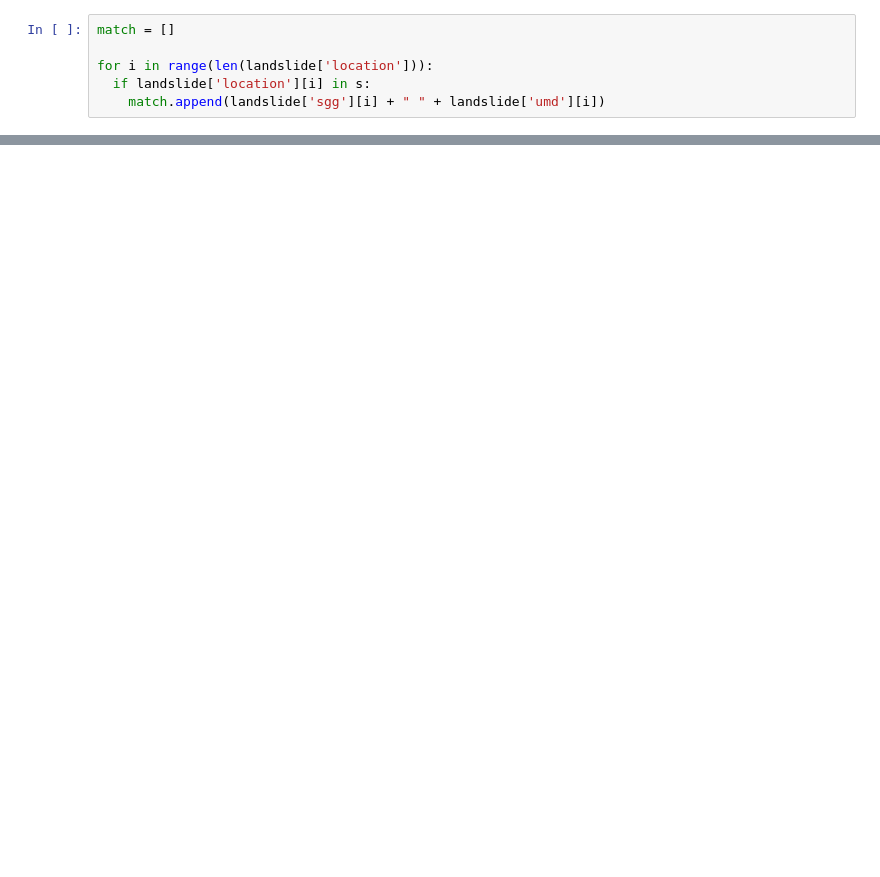
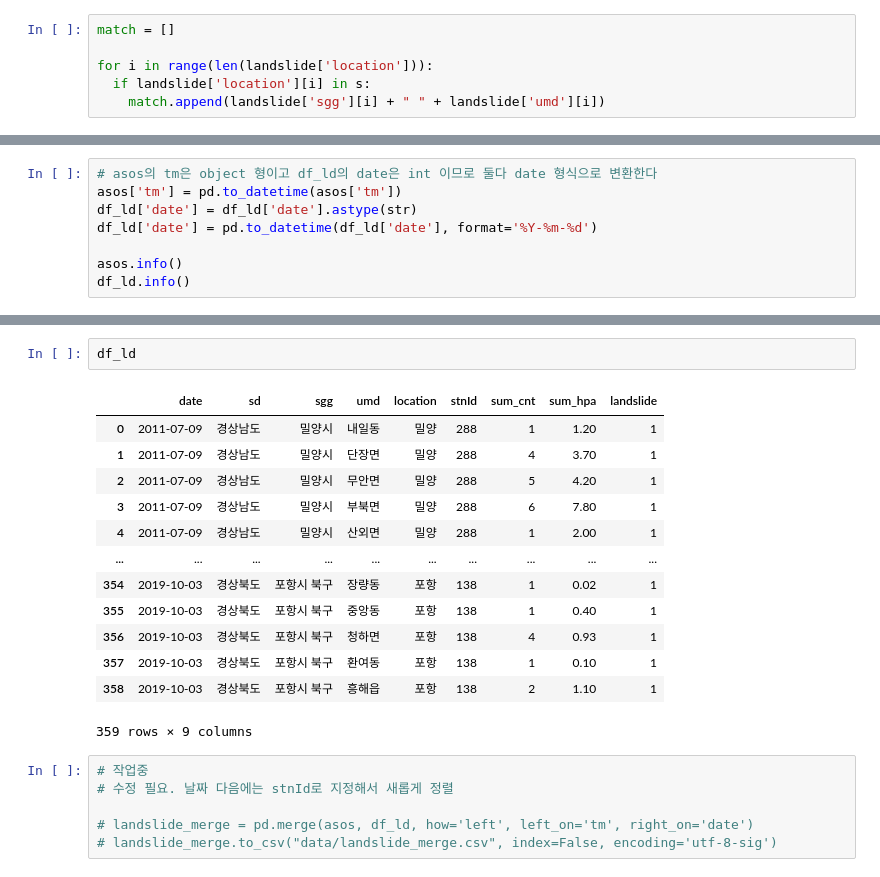
Before and after one commit to wonkwonlee/landslide-prediction-modeling, a Jupyter notebook: ASOS_data_preprocessing.ipynb, the cells around one changed output, grey strips where cells are left out. Saved outputs shown, nothing was run; the diff lists cells and outputs as text; blank space fills up the shorter version.

```diff
--- a/ASOS_data_preprocessing.ipynb
+++ b/ASOS_data_preprocessing.ipynb
@@ -259,0 +356,8 @@ m
+# %%
+# asos의 tm은 object 형이고 df_ld의 date은 int 이므로 둘다 date 형식으로 변환한다
+asos['tm'] = pd.to_datetime(asos['tm'])
+df_ld['date'] = df_ld['date'].astype(str)
+df_ld['date'] = pd.to_datetime(df_ld['date'], format='%Y-%m-%d')
+
+asos.info()
+df_ld.info()
@@ -259,0 +382,22 @@ m
+# %%
+df_ld
+# %% [output]
+|  | date | sd | sgg | umd | location | stnId | sum_cnt | sum_hpa | landslide |
+| 0 | 2011-07-09 | 경상남도 | 밀양시 | 내일동 | 밀양 | 288 | 1 | 1.20 | 1 |
+| 1 | 2011-07-09 | 경상남도 | 밀양시 | 단장면 | 밀양 | 288 | 4 | 3.70 | 1 |
+| 2 | 2011-07-09 | 경상남도 | 밀양시 | 무안면 | 밀양 | 288 | 5 | 4.20 | 1 |
+| 3 | 2011-07-09 | 경상남도 | 밀양시 | 부북면 | 밀양 | 288 | 6 | 7.80 | 1 |
+| 4 | 2011-07-09 | 경상남도 | 밀양시 | 산외면 | 밀양 | 288 | 1 | 2.00 | 1 |
+| ... | ... | ... | ... | ... | ... | ... | ... | ... | ... |
+| 354 | 2019-10-03 | 경상북도 | 포항시 북구 | 장량동 | 포항 | 138 | 1 | 0.02 | 1 |
+| 355 | 2019-10-03 | 경상북도 | 포항시 북구 | 중앙동 | 포항 | 138 | 1 | 0.40 | 1 |
+| 356 | 2019-10-03 | 경상북도 | 포항시 북구 | 청하면 | 포항 | 138 | 4 | 0.93 | 1 |
+| 357 | 2019-10-03 | 경상북도 | 포항시 북구 | 환여동 | 포항 | 138 | 1 | 0.10 | 1 |
+| 358 | 2019-10-03 | 경상북도 | 포항시 북구 | 흥해읍 | 포항 | 138 | 2 | 1.10 | 1 |
+359 rows × 9 columns
+# %%
+# 작업중
+# 수정 필요. 날짜 다음에는 stnId로 지정해서 새롭게 정렬
+
+# landslide_merge = pd.merge(asos, df_ld, how='left', left_on='tm', right_on='date')
+# landslide_merge.to_csv("data/landslide_merge.csv", index=False, encoding='utf-8-sig')
```
Also changed, not shown: parts of 17 cells of this notebook.
